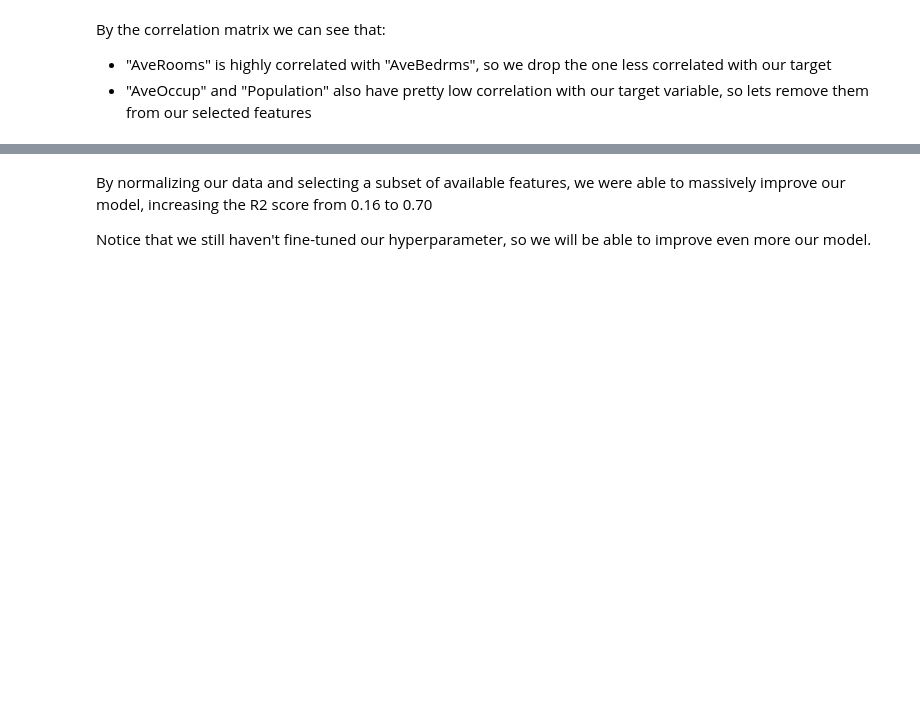
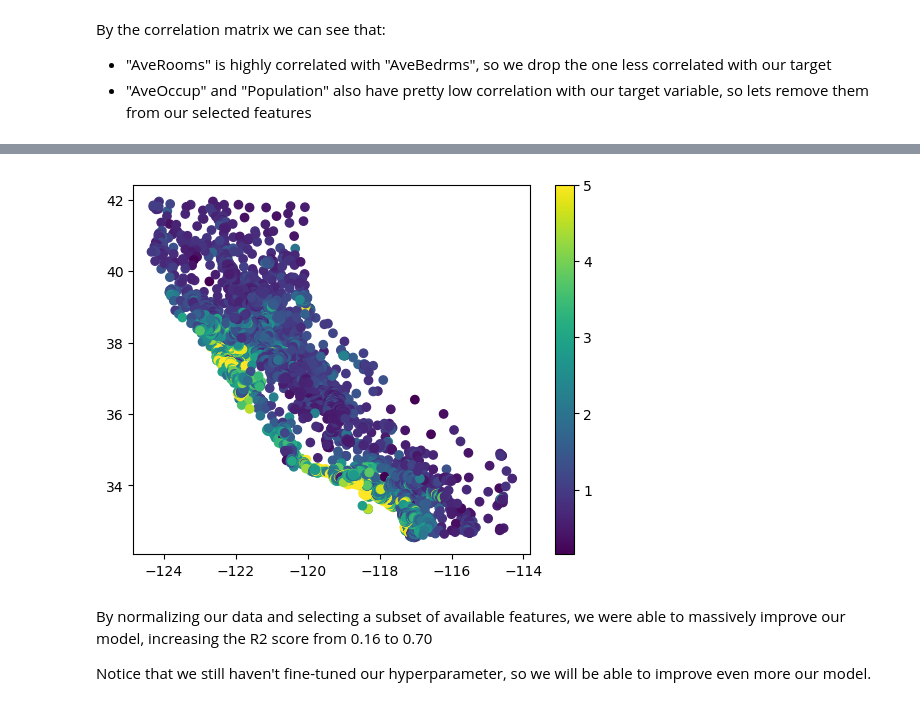
Before and after one commit to Aru-jan/IH-lessons, a Jupyter notebook: 7_ml/code_along_nb/7.2_feature_engineering.ipynb, the cells around one changed output, grey strips where cells are left out. Cells and saved outputs as stored; diff of their text form; code cells hidden in the pictures; blank space fills up the shorter version.

```diff
--- a/7_ml/code_along_nb/7.2_feature_engineering.ipynb
+++ b/7_ml/code_along_nb/7.2_feature_engineering.ipynb
@@ -166,3 +247,9 @@ By the correlation matrix we can see that:
+# %%
+plt.scatter(df_cali["Longitude"], df_cali["Latitude"], c = df_cali["median_house_value"])
+plt.colorbar()
+plt.show()
+# %% [output]
+[figure, added]
 # %% [markdown]
 By normalizing our data and selecting a subset of available features, we were able to massively improve our model, increasing the R2 score from 0.16 to 0.70
 
```
Also changed, not shown: parts of 30 cells of this notebook.
